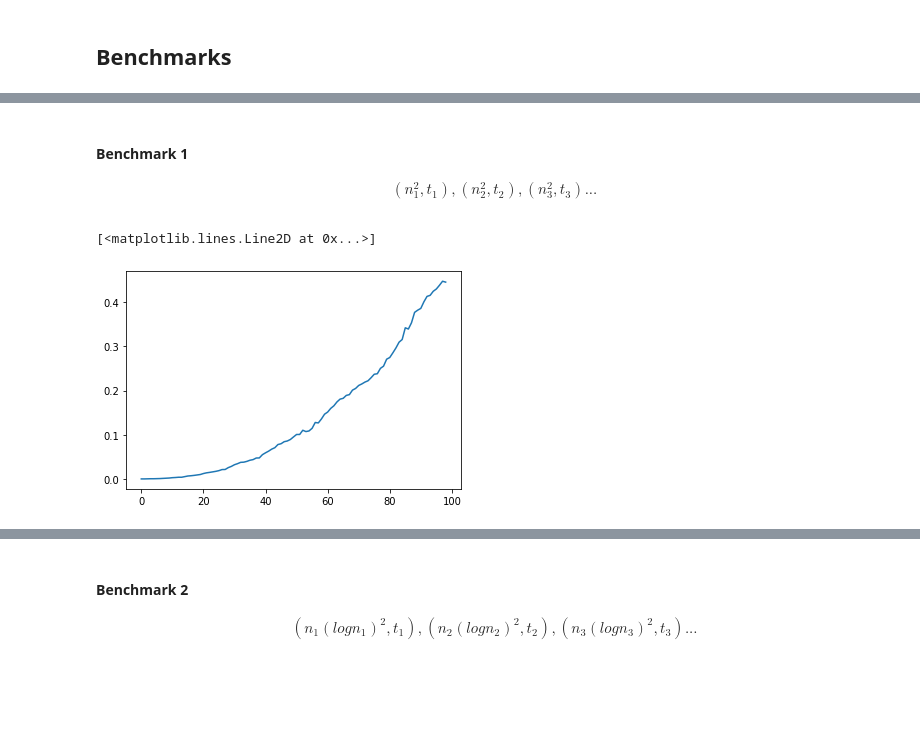
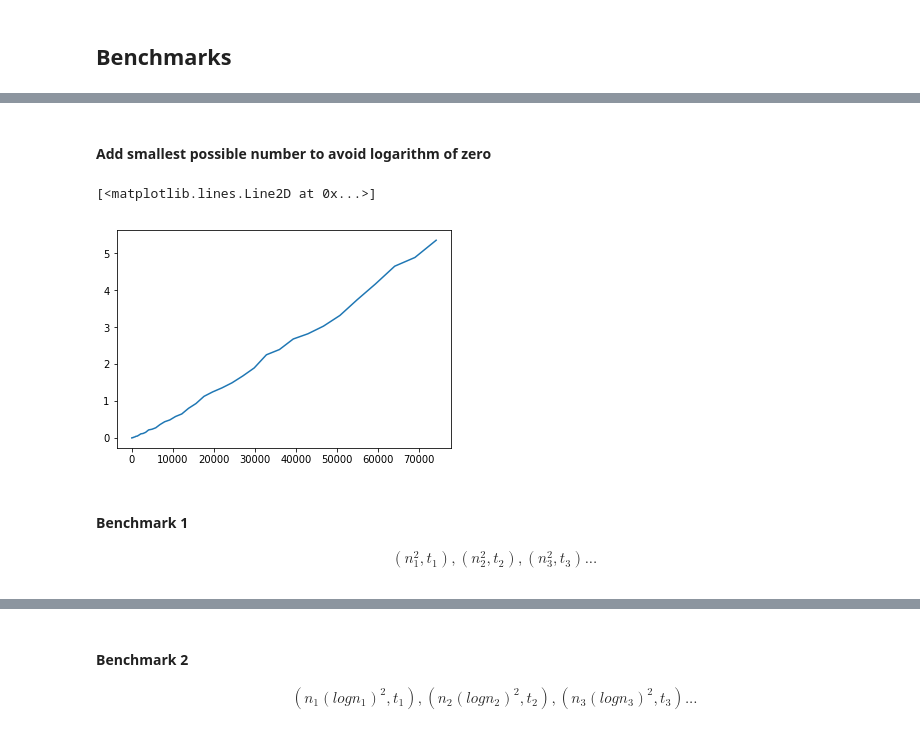
Before and after one commit to Bernhard92/AlgorithmAndComplexityTheory, a Jupyter notebook: ClosestPairOfPoints.ipynb, the cells around one changed output, grey strips where cells are left out. Cells and saved outputs as stored; diff of their text form; code cells hidden in the pictures; blank space fills up the shorter version.

```diff
--- a/ClosestPairOfPoints.ipynb
+++ b/ClosestPairOfPoints.ipynb
@@ -164,0 +170,24 @@ number_of_repeatings = 5
+# %%
+import time
+
+for i in range(n_begin, n_end):
+    time_needed = 0
+    for j in range(number_of_repeatings):
+        x = np.random.uniform(-100, 100, point_spacing(i))
+        y = np.random.uniform(-100, 100, point_spacing(i))
+        points = np.column_stack((x, y))
+        # sort the list
+        sorted_x = points[points[:,0].argsort(kind='heapsort')]
+        sorted_y = points[points[:,1].argsort(kind='heapsort')]
+
+        # measure time
+        start_time = time.time()
+        d, p1, p2 = closest_pair(sorted_x, sorted_y)
+        end_time = time.time()
+
+        # add time delta to time needed
+        time_needed += end_time - start_time
+
+    execution_times.append(time_needed / number_of_repeatings)
+# %% [markdown]
+#### Add smallest possible number to avoid logarithm of zero
@@ -165,29 +198,10 @@ number_of_repeatings = 5
+# %%
+plt.plot(x_vals,execution_times)
+# %% [output]
+[<matplotlib.lines.Line2D at 0x...>]
+[figure, added]
 # %% [markdown]
 #### Benchmark 1
 \begin{align*}
 (n^2_1, t_1), (n^2_2, t_2),(n^2_3, t_3)...
 \end{align*}
-# %%
-execution_times = []
-
-for i in range(n_begin, n_end):
-    time_needed = 0
-    for j in range(number_of_repeatings):
-        x = np.random.uniform(-100, 100, i**2)
-        y = np.random.uniform(-100, 100, i**2)
-        points = np.column_stack((x, y))
-        # sort the list
-        sorted_x = points[points[:,0].argsort(kind='heapsort')]
-        sorted_y = points[points[:,1].argsort(kind='heapsort')]
-
-        start_time = time.time()
-        d, p1, p2 = closest_pair(sorted_x, sorted_y)
-        end_time = time.time()
-        time_needed += end_time - start_time
-
-    execution_times.append(time_needed/number_of_repeatings)
-
-plt.plot(execution_times)
-# %% [output]
-[<matplotlib.lines.Line2D at 0x...>]
-[figure, removed]
```
Also changed, not shown: parts of 32 cells of this notebook.
